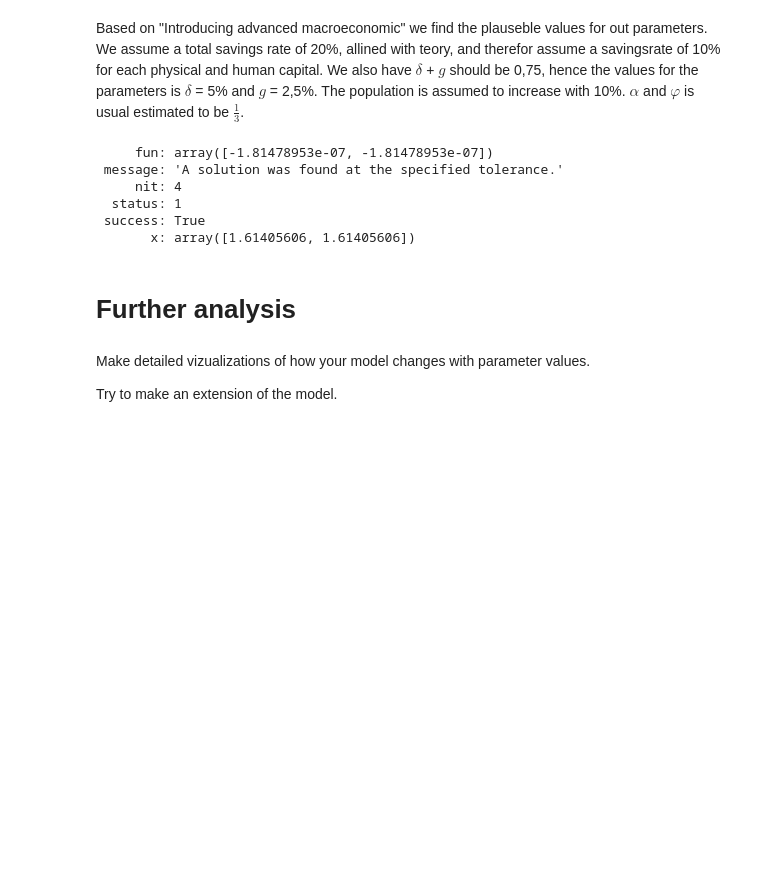
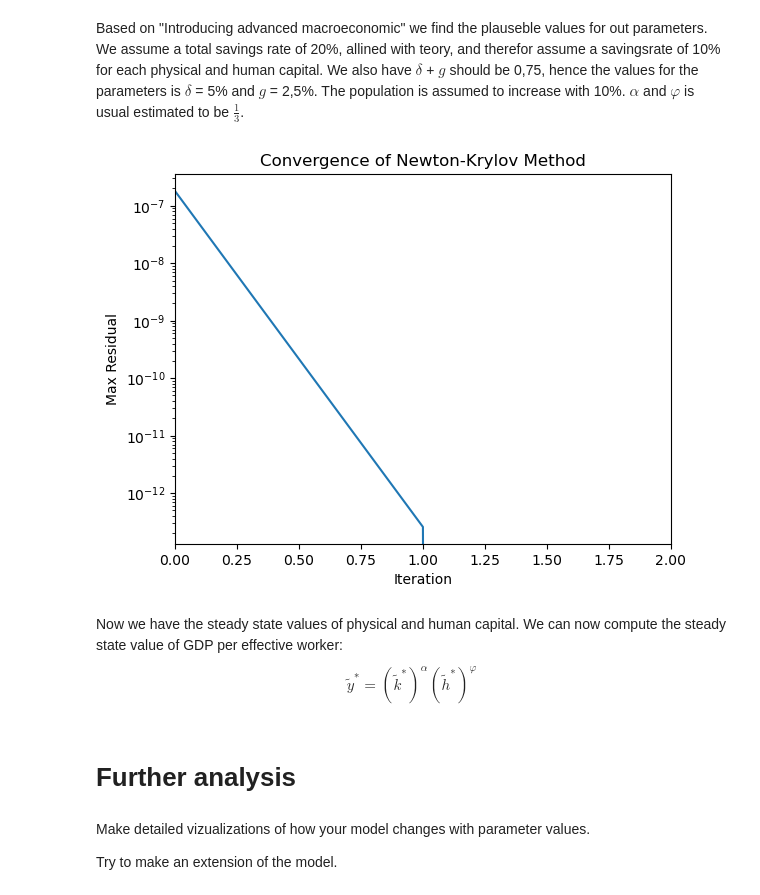
Before and after one commit to NumEconCopenhagen/projects-2023-helene-and-cecilie-class-3, a Jupyter notebook: modelproject/modelproject.ipynb, the cells around one changed output. Drawn from its saved outputs; the diff is of its cells as text; code cells hidden in the pictures; blank space fills up the shorter version.

```diff
--- a/modelproject/modelproject.ipynb
+++ b/modelproject/modelproject.ipynb
@@ -174,20 +184,64 @@ n = 0.01
 alpha = 1/3
 varphi = 1/3
 # %%
-# define steady state expressions for k* and h* - both expressions depend on ktilde and htilde
-k_star = lambda ktilde, htilde: ((1/((1+n)*(1+g)))*(sK*ktilde**alpha*htilde**varphi-(n+g+delta+n*g)*ktilde))
-h_star = lambda ktilde, htilde: ((1/((1+n)*(1+g)))*(sH*ktilde**alpha*htilde**varphi-(n+g+delta+n*g)*htilde))
+def steady_state(sK, sH, delta, g, n, alpha, varphi):
+    """ root finding function
 
-# join k_star and h_star as a non-linear system to find roots
-objective = lambda x: [k_star(x[0], x[1]), h_star(x[0], x[1])]
+    Args:
+        ktilde (float): physical capital per effective worker
+        htilde (float): human capital per effective worker
+        sK (float): savings rate in physical capital
+        sH (float): savings rate in human capital
+        delta (float): depreciation rate
+        g (float): technological growth rate
+        n (float): population growth
+        alpha (float): return of physical capital
+        varphi (float): return of human capital
 
-# solving for roots
-solution = optimize.root(objective, [1,1], method="krylov") # using the Newton-Krylov solver - can deal with large non-linear problems
-print(solution)
+    Returns:
+
+    """
+
+    # define steady state expressions for k* and h* - both expressions depend on ktilde and htilde
+    k_star = lambda ktilde, htilde: ((1/((1+n)*(1+g)))*(sK*ktilde**alpha*htilde**varphi-(n+g+delta+n*g)*ktilde))
+    h_star = lambda ktilde, htilde: ((1/((1+n)*(1+g)))*(sH*ktilde**alpha*htilde**varphi-(n+g+delta+n*g)*htilde))
+
+    # initial guess
+    x0 = [1,1]
+
+    # join k_star and h_star as a non-linear system to find roots
+    objective = lambda x: [k_star(x[0], x[1]), h_star(x[0], x[1])]
+
+    # solving for roots
+    solution = optimize.root(objective, x0, method="krylov") # using the Newton-Krylov solver - can deal with large non-linear problems
+
+    ss_k = solution.x[0]
+    ss_h = solution.x[1]
+
+    return ss_k, ss_h, solution.nit
+
+# save valyes of ss_k, ss_h and nit (number of iterations)
+ss_k, ss_h, nit = steady_state(sK, sH, delta, g, n, alpha, varphi)
-# %% [output]
-     fun: array([-1.81478953e-07, -1.81478953e-07])
- message: 'A solution was found at the specified tolerance.'
-     nit: 4
-  status: 1
- success: True
-       x: array([1.61405606, 1.61405606])
+# %%
+residuals = []
+xk = [1,1]
+for i in range(10):
+    sol = optimize.root(objective, xk, method='krylov')
+    xk = sol.x
+    residuals.append(abs(sol.fun).max())
+
+# plot residuals
+plt.plot(residuals)
+plt.yscale('log')
+plt.xlabel('Iteration')
+plt.ylabel('Max Residual')
+plt.xlim(0,2)
+plt.title('Convergence of Newton-Krylov Method')
+plt.show()
+# %% [output]
+[figure, added]
+# %% [markdown]
+Now we have the steady state values of physical and human capital. We can now compute the steady state value of GDP per effective worker:
+$$
+\tilde{y}^{*} = (\tilde{k}^{*})^{\alpha}(\tilde{h}^{*})^{\varphi}
+$$
@@ -194,5 +269,5 @@ print(solution)
 # %% [markdown]
-# Further analysis
+# **Further analysis**
 # %% [markdown]
 Make detailed vizualizations of how your model changes with parameter values.
 
```
Also changed, not shown: parts of 6 cells of this notebook.
